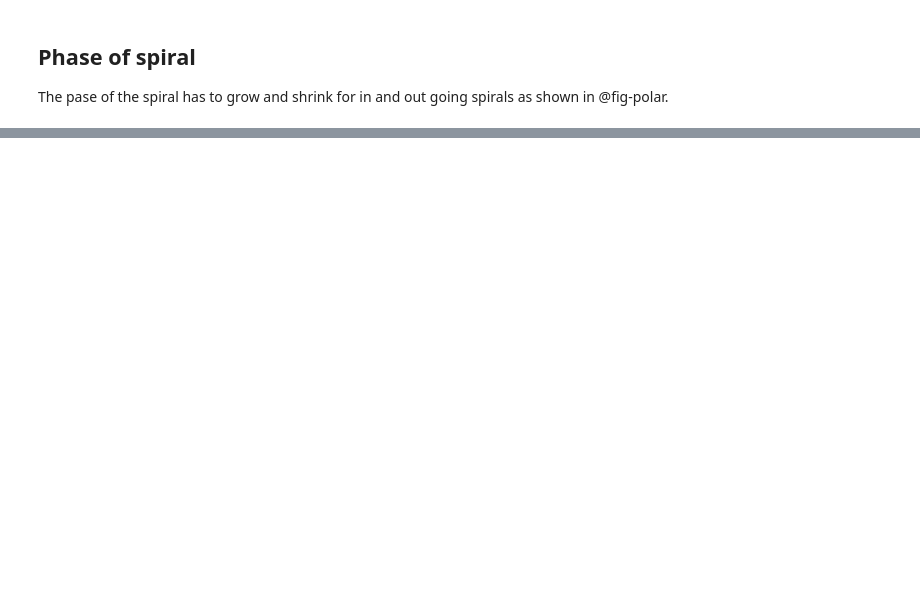
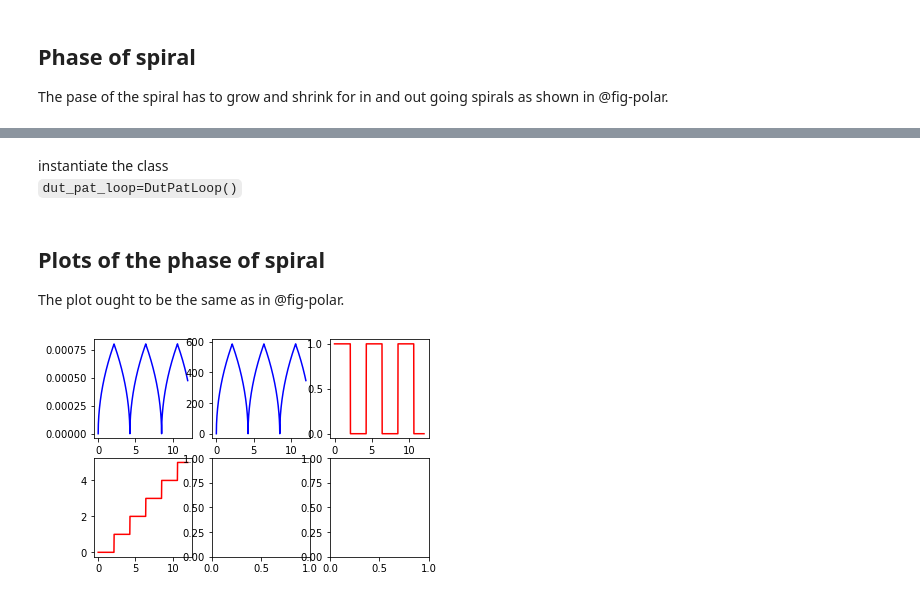
Before and after one commit to uwesterr/nbdevFirstTry, a Jupyter notebook: 00_spiral.ipynb, the cells around one changed output, grey strips where cells are left out. Saved outputs shown, nothing was run; the diff lists cells and outputs as text; code cells hidden in the pictures; blank space fills up the shorter version.

Commit message:
works as function and as method

```diff
--- a/00_spiral.ipynb
+++ b/00_spiral.ipynb
@@ -132,0 +177,48 @@ time_list
+# %% [markdown]
+instantiate the class
+`dut_pat_loop=DutPatLoop()`
+# %%
+#| export
+
+dut_pat_loop=DutPatLoop()
+# %%
+#| hide
+flag_out=1
+t = np.linspace(0,12,1000)
+phi_list_method=[]
+time_list_method=[]
+flag_out_list_method=[]
+r_list_method=[]
+spiral_count=0
+spiral_count_list_method=[]
+for i in t:
+    #print(i)
+    phi1,flag_out, r, spiral_count=dut_pat_loop.phi_method(B,v,i, flag_out, t_max,spiral_count)
+    #
+    # print(phi1, flag_out)
+    phi_list_method.append(phi1)
+    time_list_method.append(i)
+    flag_out_list_method.append(flag_out)
+    r_list_method.append(r)
+    spiral_count_list_method.append(spiral_count)
+# %% [markdown]
+## Plots of the phase of spiral
+The plot ought to be the same as in @fig-polar.
+# %%
+#| label: fig-polar-method
+#|echo: false
+fig, axs = plt.subplots(2,3)
+
+axs[0,0].plot(time_list_method,r_list_method, 'b')
+axs[0,1].plot(time_list_method,phi_list_method, 'b')
+axs[0,2].plot(time_list_method,flag_out_list_method, 'r')
+axs[1,0].plot(time_list_method,spiral_count_list_method, 'r', label='D=1m')
+# plt.title("Spiral vs time")
+# plt.xlabel("time [s]")
+# plt.ylabel("phi")
+# show the plot
+#plt.xlim((10,2e4))
+#plt.ylim((1e-19,1e-12))
+plt.show()
+# %% [output]
+[figure, added]
```
Also changed, not shown: parts of 20 cells of this notebook, 4 other files.
